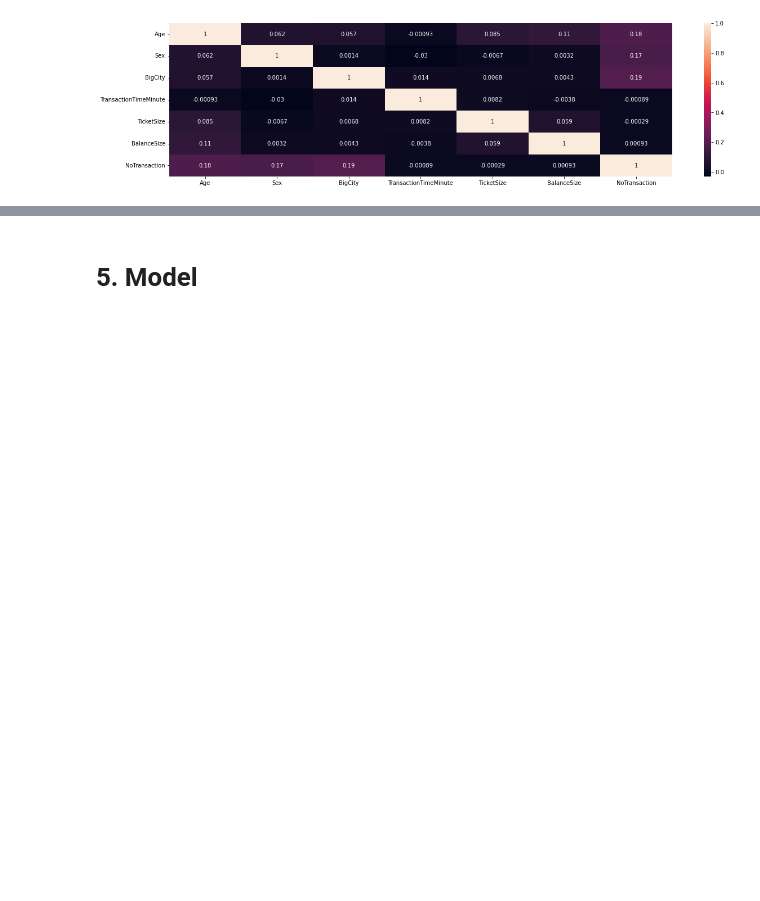
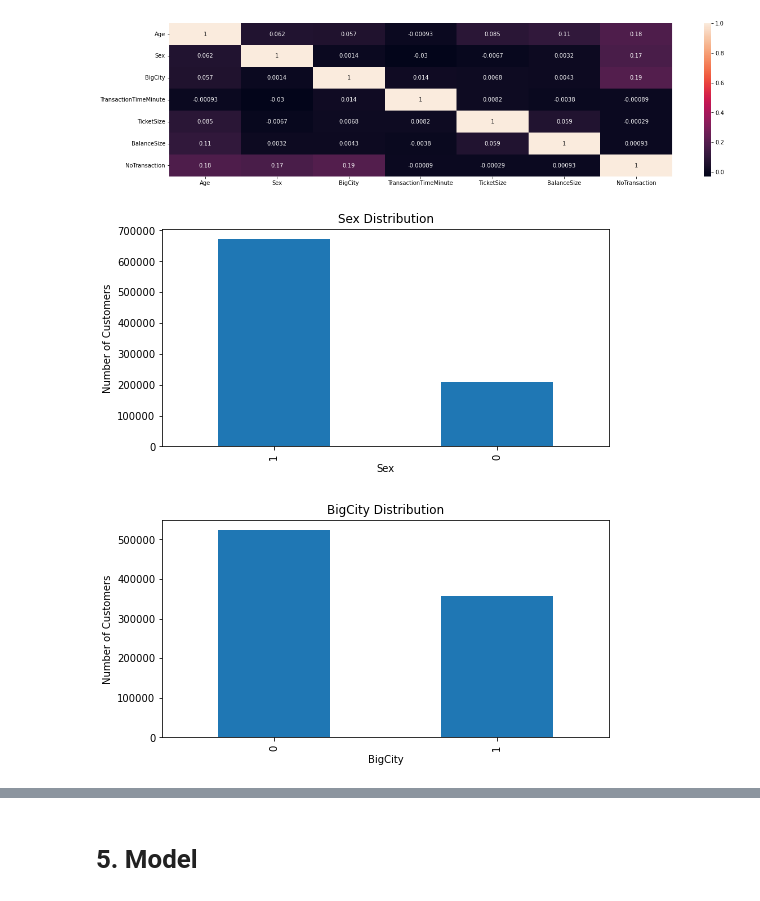
Before and after one commit to peerapat-t/Banking-customer-segmentation, a Jupyter notebook: banking customer segmentation model.ipynb, the cells around one changed output, grey strips where cells are left out. Cells and saved outputs as stored; diff of their text form; code cells hidden in the pictures; blank space fills up the shorter version.

```diff
--- a/banking customer segmentation model.ipynb
+++ b/banking customer segmentation model.ipynb
@@ -531,0 +450,13 @@ sns.heatmap(corr, annot=True, ax=ax)
+# %%
+feature_cat = ['Sex','BigCity']
+feature_num = ['Age','TransactionTimeMinute','TicketSize' ,'BalanceSize','NoTransaction']
+# %%
+for col in feature_cat:
+    df[col].value_counts().plot(kind='bar', figsize=(8, 4))
+    plt.title(col + ' Distribution')
+    plt.xlabel(col)
+    plt.ylabel('Number of Customers')
+    plt.show()
+# %% [output]
+[figure, added]
+[figure, added]
```
Also changed, not shown: parts of 86 cells of this notebook, 2 other files.
